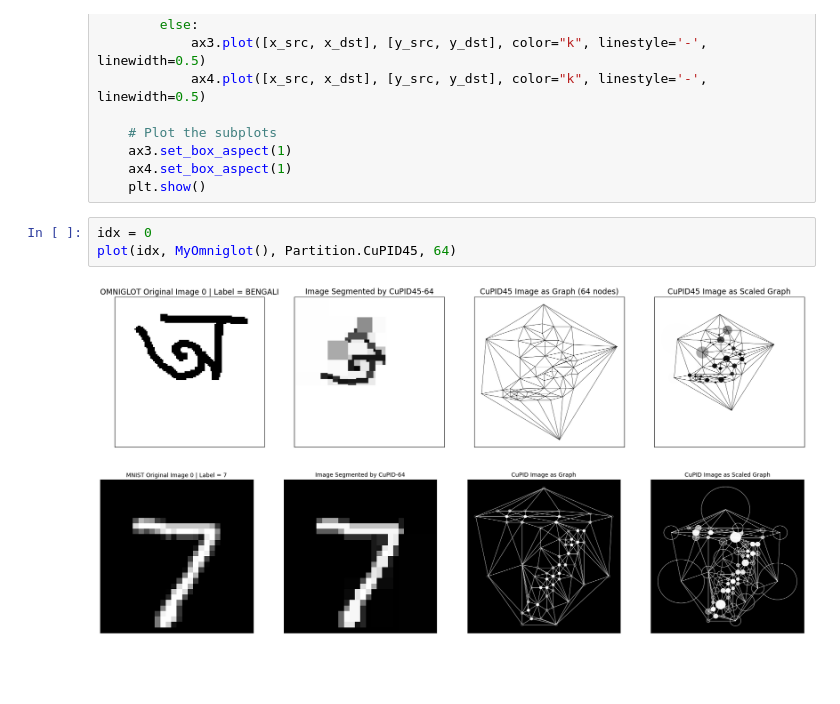
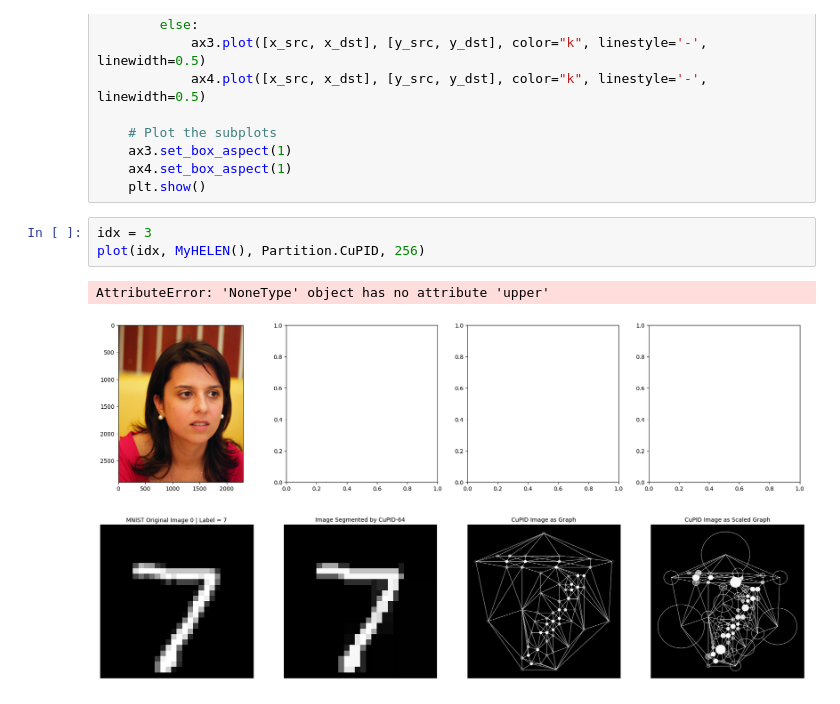
Before and after one commit to mubasshirMurshed/Cuboidal_Partitioning_Deep_Learning_Project, a Jupyter notebook: tools/visualise.ipynb, the cells around one changed output. Cells and saved outputs as stored; diff of their text form; blank space fills up the shorter version.

```diff
--- a/tools/visualise.ipynb
+++ b/tools/visualise.ipynb
@@ -108,9 +108,10 @@ def plot(idx: int, dataset: SourceDataset, mode: Partition, num_segments: int):
     ax4.set_box_aspect(1)
     plt.show()
 # %%
-idx = 0
-plot(idx, MyOmniglot(), Partition.CuPID45, 64)
+idx = 3
+plot(idx, MyHELEN(), Partition.CuPID, 256)
 # %% [output]
+AttributeError: 'NoneType' object has no attribute 'upper'
-[figure, old version]
+[figure, new version]
 # %% [markdown]
 ![image.png](attachment:image.png)
```
Also changed, not shown: parts of 1 cell of this notebook, 13 other files.
